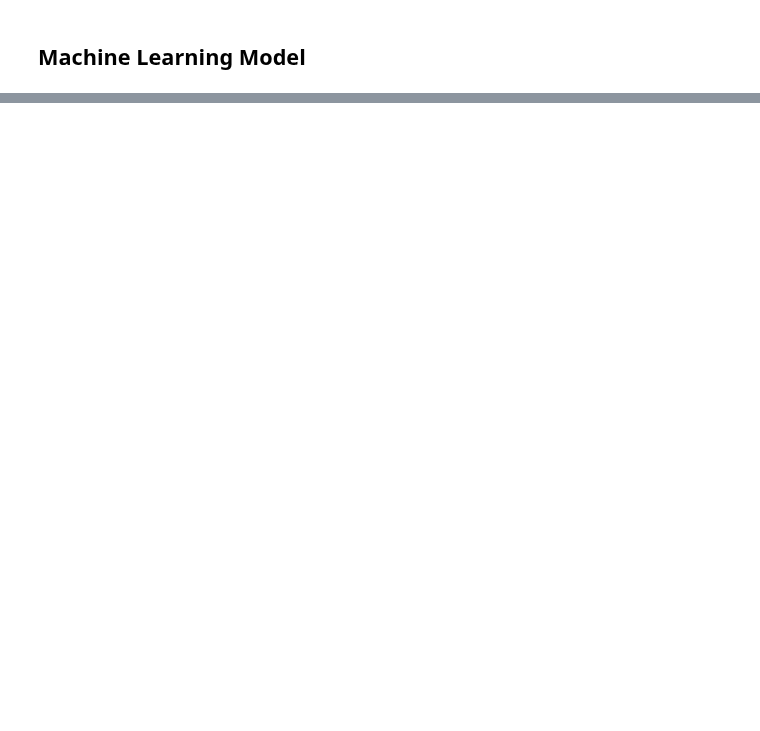
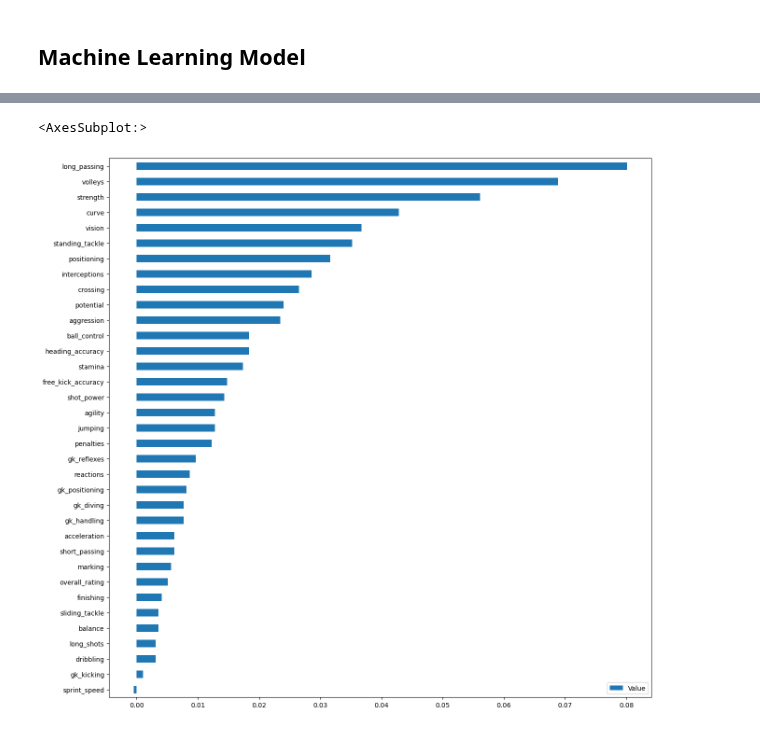
Before and after one commit to Abisoyesam/DS-ML-DL-tuts, a Jupyter notebook: DS With Rune/Lesson 13 - Project.ipynb, the cells around one changed output, grey strips where cells are left out. Drawn from its saved outputs; the diff is of its cells as text; code cells hidden in the pictures; blank space fills up the shorter version.

```diff
--- a/DS With Rune/Lesson 13 - Project.ipynb
+++ b/DS With Rune/Lesson 13 - Project.ipynb
@@ -132,18 +174,18 @@ pd.DataFrame(X_train_stand).describe().round(2)
 # %% [markdown]
 ## Machine Learning Model
 # %%
-# score = []
+score = []
 
-# X_trains = [X_train,X_train_norm,X_train_stand]
-# X_tests = [X_test,X_test_norm,X_test_stand]
+X_trains = [X_train,X_train_norm,X_train_stand]
+X_tests = [X_test,X_test_norm,X_test_stand]
 
-# for train, test in zip(X_trains,X_tests):
-#     svc = SVC()
+for train, test in zip(X_trains,X_tests):
+    svc = SVC()
 
-#     svc.fit(train,y_train)
-#     y_pred = svc.predict(test)
+    svc.fit(train,y_train)
+    y_pred = svc.predict(test)
 
-#     score.append(accuracy_score(y_test,y_pred))
+    score.append(accuracy_score(y_test,y_pred))
 
-# df_var = pd.DataFrame({'Accuracy score': score},index=['Original','Normalized','Standardized'])
-# df_var
+df_var = pd.DataFrame({'Accuracy score': score},index=['Original','Normalized','Standardized'])
+df_var
@@ -149,0 +199,3 @@ pd.DataFrame(X_train_stand).describe().round(2)
+# %%
+svc = SVC()
+svc.fit(X_train_stand,y_train)
@@ -149,0 +204,2 @@ pd.DataFrame(X_train_stand).describe().round(2)
+# %%
+perm_importance = permutation_importance(svc,X_test_stand,y_test)
@@ -149,0 +216,7 @@ pd.DataFrame(X_train_stand).describe().round(2)
+# %%
+sort_idx = perm_importance.importances_mean.argsort()
+df = pd.DataFrame(perm_importance.importances_mean[sort_idx],X_test.columns[sort_idx],columns=['Value'])
+df.plot.barh(figsize=(15,15))
+# %% [output]
+<AxesSubplot:>
+[figure, added]
```
Also changed, not shown: parts of 8 cells of this notebook.
